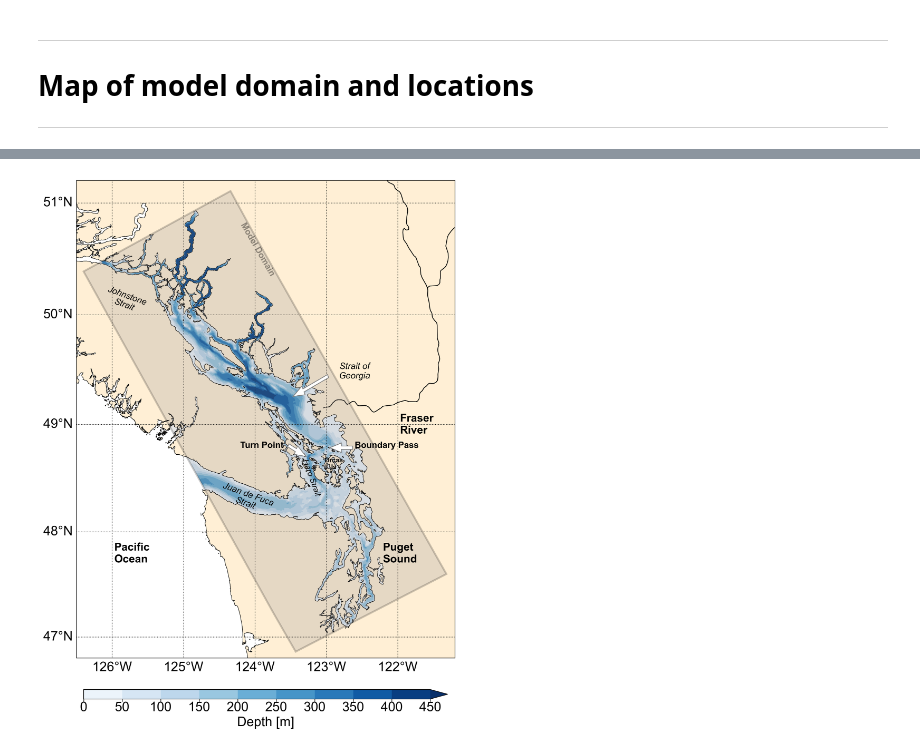
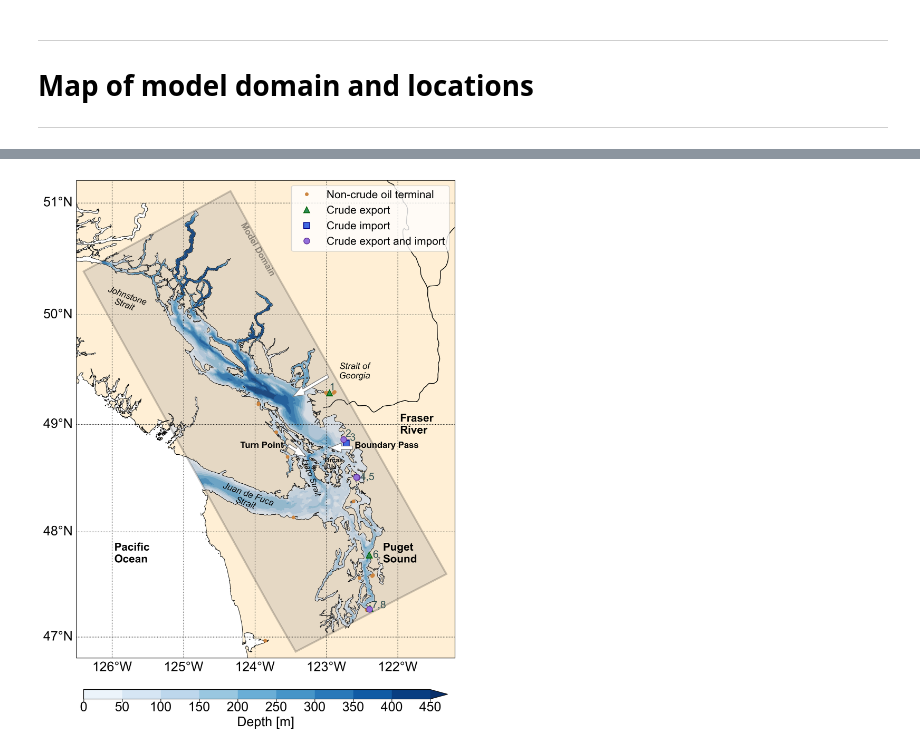
Before and after one commit to MIDOSS/analysis-rachael, a Jupyter notebook: notebooks/JGR/Figure1_DomainMap.ipynb, the cells around one changed output, grey strips where cells are left out. Saved outputs shown, nothing was run; the diff lists cells and outputs as text; code cells hidden in the pictures.

Commit message:
Figure 1: Added marine terminals with a focus on crude terminals

```diff
--- a/notebooks/JGR/Figure1_DomainMap.ipynb
+++ b/notebooks/JGR/Figure1_DomainMap.ipynb
@@ -94,6 +241,20 @@ else:
         {'name': 'Fraser\nRiver'       , 'xy': (0.855, 0.470), 'r':   0, 'wt': 'bold', 'arrow': None, 'ha':'left','alpha':None},
         {'name': 'Strait of\nGeorgia'  , 'xy': (0.75, 0.6), 'r':   0, 'wt': 'bold', 'arrow': (0.665, 0.59,  -0.065,  -0.03), 'ha':'center','alpha':None},
     ]
+# %%
+dx = 0.025
+dy = 0.025
+annotations_facility = [
+    {'name': '1', 'xy': (facdf['bc'].Longitude[7],facdf['bc'].Latitude[7]+dy), 'f':12, 'fs':'normal', 'wt': 'bold'},
+    {'name': '2', 'xy': (fac_crude_both_lons[0]+dy, fac_crude_both_lats[0]+dy), 'f':12, 'fs':'normal', 'wt': 'bold'},
+    {'name': '3',
+     'xy': (facdf['wa'][facdf['wa']["FacilityName"]=='Phillips 66 Ferndale Refinery'].DockLongNumber.item()+2*dx,
+    facdf['wa'][facdf['wa']["FacilityName"]=='Phillips 66 Ferndale Refinery'].DockLatNumber.item()+dy),
+     'f':12, 'fs':'normal', 'wt': 'bold'},
+    {'name': '4,5', 'xy': (fac_crude_both_lons[2]+2*dx, fac_crude_both_lats[2]-dy), 'f':12, 'fs':'normal', 'wt': 'bold'},
+    {'name': '6', 'xy': (fac_crude_out_lons[0]+2*dx,fac_crude_out_lats[0]-dy), 'f':12, 'fs':'normal', 'wt': 'bold'},
+    {'name': '7,8', 'xy': (fac_crude_out_lons[1]+dx,fac_crude_out_lats[1]), 'f':12, 'fs':'normal', 'wt': 'bold'}
+]
 # %%
 # The code for this figure is a modified version of code from Ben Moore-Maley
 # --------- Figure setup ---------
@@ -121,37 +282,103 @@ c = ax.contourf(lon, lat, bathy.Bathymetry, levels=numpy.arange(0, 451, 50), cma
 ax.add_patch(patches.Polygon(domain_box, ec='k', fc='gray', lw=2.5, alpha=0.2, transform=proj_ref, zorder=2))
 #ax.add_patch(patches.Rectangle((-125.3, 49.1), 1.5, 1.2, fc='w', ec='k', alpha=0.5, lw=2.5, transform=proj_ref, zorder=2))
 
+
+# plot all oil transfer terminals
+ax.plot(
+    pandas.concat([facdf['wa'].DockLongNumber,facdf['bc'].Longitude[0:10]]) ,
+    pandas.concat([facdf['wa'].DockLatNumber,facdf['bc'].Latitude[0:10]]) ,
+    'o',
+    color='peru',
+    markersize=4,
+    label="Non-crude oil terminal",
+    transform=proj_ref
+)
+
+# plot location of crude-export only
+ax.plot(
+    facdf['bc'].Longitude[7],
+    facdf['bc'].Latitude[7],
+    '^',
+    color='seagreen',
+    markeredgecolor='darkgreen',
+    markersize=8,
+    label="Crude export ",
+    transform=proj_ref
+)
+ax.plot(
+    fac_crude_out_lons,
+    fac_crude_out_lats,
+    '^',
+    color='seagreen',
+    markeredgecolor='darkgreen',
+    markersize=8,
+    transform=proj_ref
+)
+
+# plot location of crude-import only (P66)
+ax.plot(
+    facdf['wa'][facdf['wa']["FacilityName"]=='Phillips 66 Ferndale Refinery'].DockLongNumber.item(),
+    facdf['wa'][facdf['wa']["FacilityName"]=='Phillips 66 Ferndale Refinery'].DockLatNumber.item(),
+    's',
+    color='royalblue',
+    markeredgecolor='darkblue',
+    markersize=8,
+    label="Crude import",
+    transform=proj_ref
+)
+
+# plot crude-import and crude-export locations
+ax.plot(
+    fac_crude_both_lons,
+    fac_crude_both_lats,
+    'o',
+    color='mediumpurple',
+    markeredgecolor='rebeccapurple',
+    markersize=8,
+    label="Crude export and import",
+    transform=proj_ref
+)
+
+# Add legend
+ax.legend(bbox_to_anchor=(1, 1), loc='upper right')
+
+for ann in annotations_facility:
+    ax.text(*ann['xy'], ann['name'],
+                transform=proj_ref,
+                fontsize=14,
+                fontdict={'weight': 2, 'color': 'darkslategrey'},
+               )
 # Annotations
 for ann in annotations_coarse:
     if ann['alpha'] is not None:
         ax.text(*ann['xy'], ann['name'],
                 transform=ax.transAxes,
                 rotation=ann['r'],
                 fontsize=ann['f'],
                 fontdict={'weight': ann['wt'], 'color': 'k'},
                 ha=ann['ha'],
                 alpha=ann['alpha']
                )
     else:
         ax.text(*ann['xy'], ann['name'],
                 transform=ax.transAxes,
                 rotation=ann['r'],
                 fontsize=ann['f'],
                 style=ann['fs'],
                 fontdict={'weight': ann['wt'], 'color': 'k'},
                 ha=ann['ha']
                )
     if ann['arrow'] is not None:
         ax.arrow(*ann['arrow'], width=0.007, head_width=0.02, edgecolor='grey', facecolor='white', transform=ax.transAxes, zorder=10)
 
 # Colorbar
 cax = fig.add_axes([0.135, 0.06, 0.23, 0.015])
 fig.colorbar(c, cax=cax, orientation='horizontal', label='Depth [m]')
 
 # save figure
 if custom_dpi>=600:
     plt.savefig(graphics_dir/'Figure1_SSC_model_domain.png')
 else:
     plt.savefig(graphics_dir/'Figure1_SSC_model_domain_small.png')
 # %% [output]
-[figure, old version]
+[figure, new version]
```
Also changed, not shown: parts of 12 cells of this notebook.
